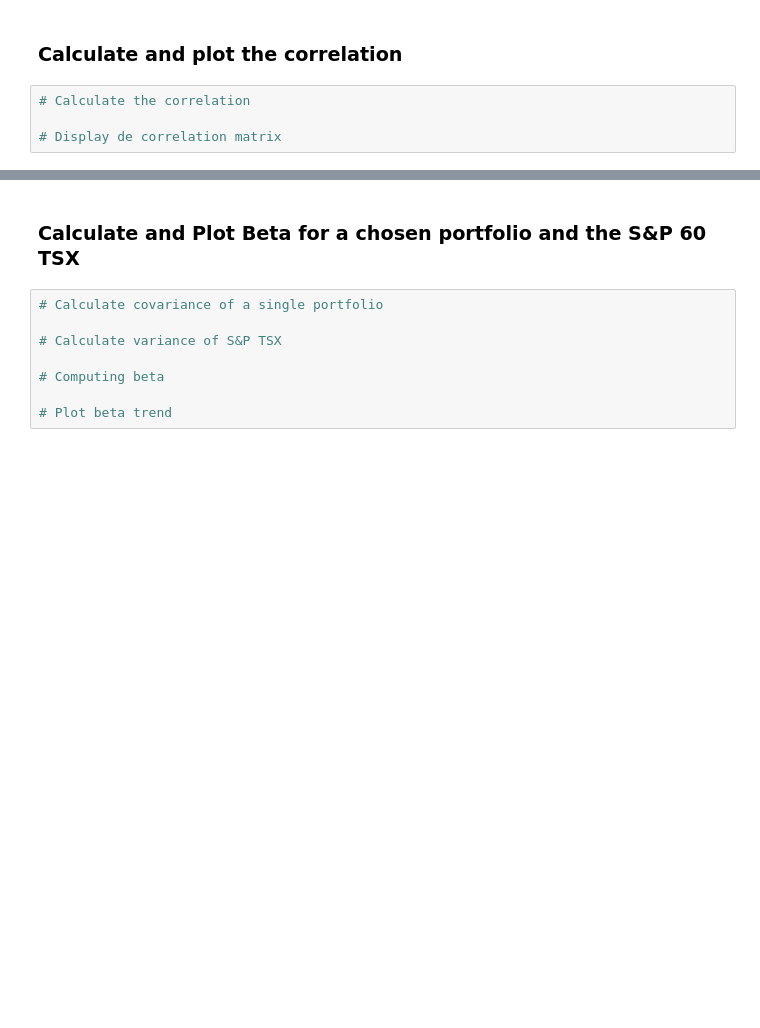
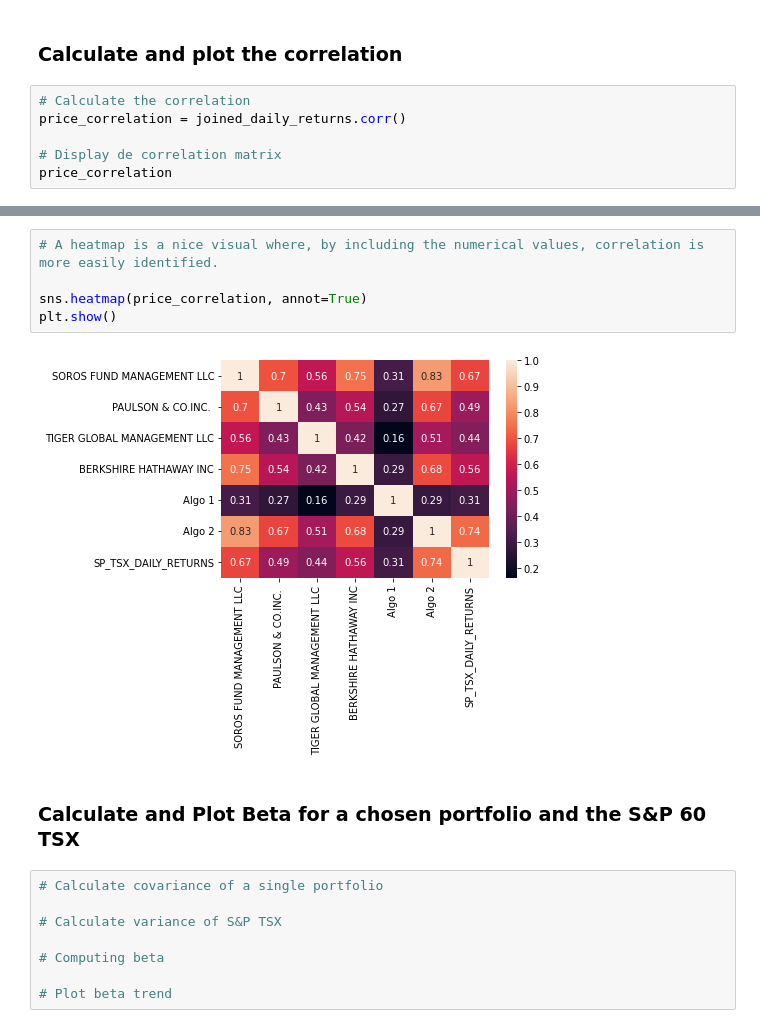
Before and after one commit to malrepos/Assignment---Module-04, a Jupyter notebook: whale_analysis.ipynb, the cells around one changed output, grey strips where cells are left out. Cells and saved outputs as stored; diff of their text form; blank space fills up the shorter version.

```diff
--- a/whale_analysis.ipynb
+++ b/whale_analysis.ipynb
@@ -387,5 +400,7 @@ Risk changes over time. Analyze the rolling statistics for Risk and Beta.
 ### Calculate and plot the correlation
 # %%
 # Calculate the correlation
+price_correlation = joined_daily_returns.corr()
 
 # Display de correlation matrix
+price_correlation
@@ -392,3 +429,10 @@ Risk changes over time. Analyze the rolling statistics for Risk and Beta.
+# %%
+# A heatmap is a nice visual where, by including the numerical values, correlation is more easily identified.
+
+sns.heatmap(price_correlation, annot=True)
+plt.show()
+# %% [output]
+[figure, added]
 # %% [markdown]
 ### Calculate and Plot Beta for a chosen portfolio and the S&P 60 TSX
 # %%
```
Also changed, not shown: parts of 8 cells of this notebook.
